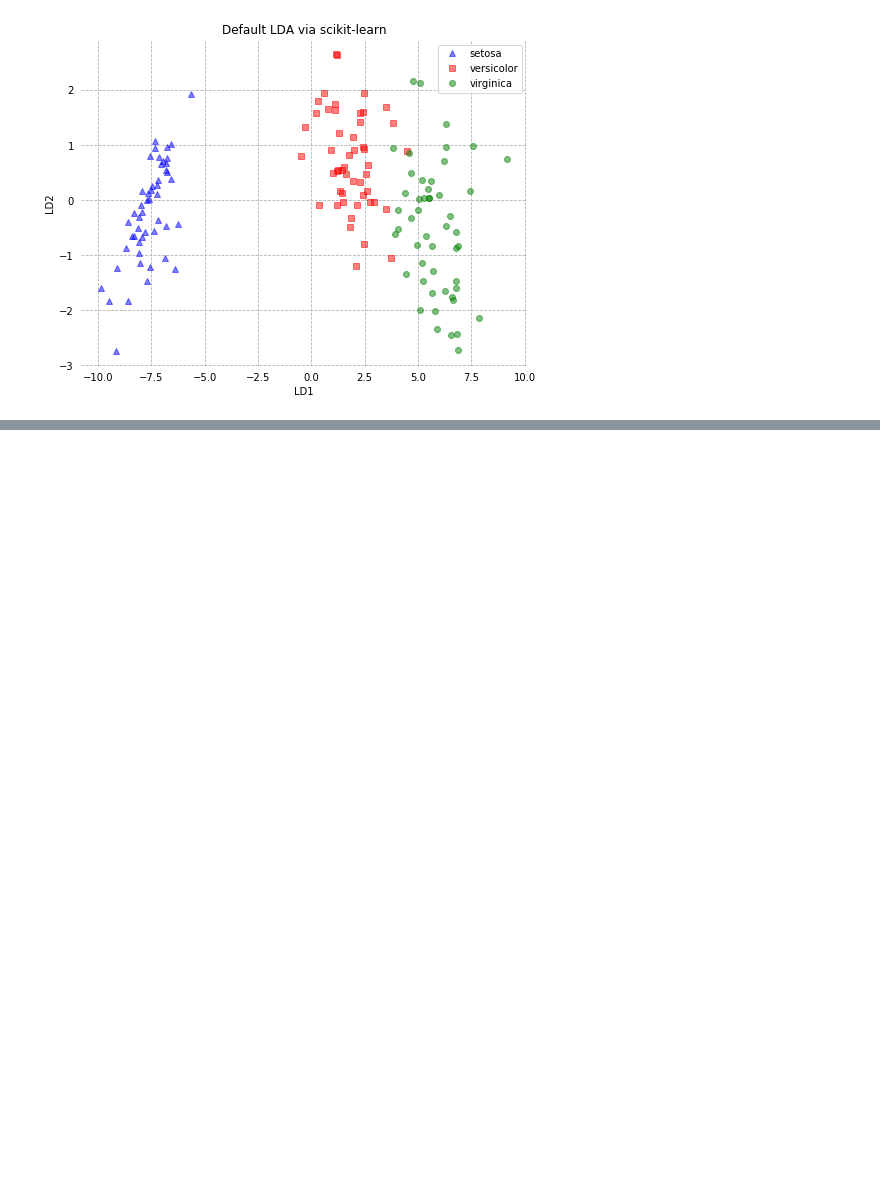
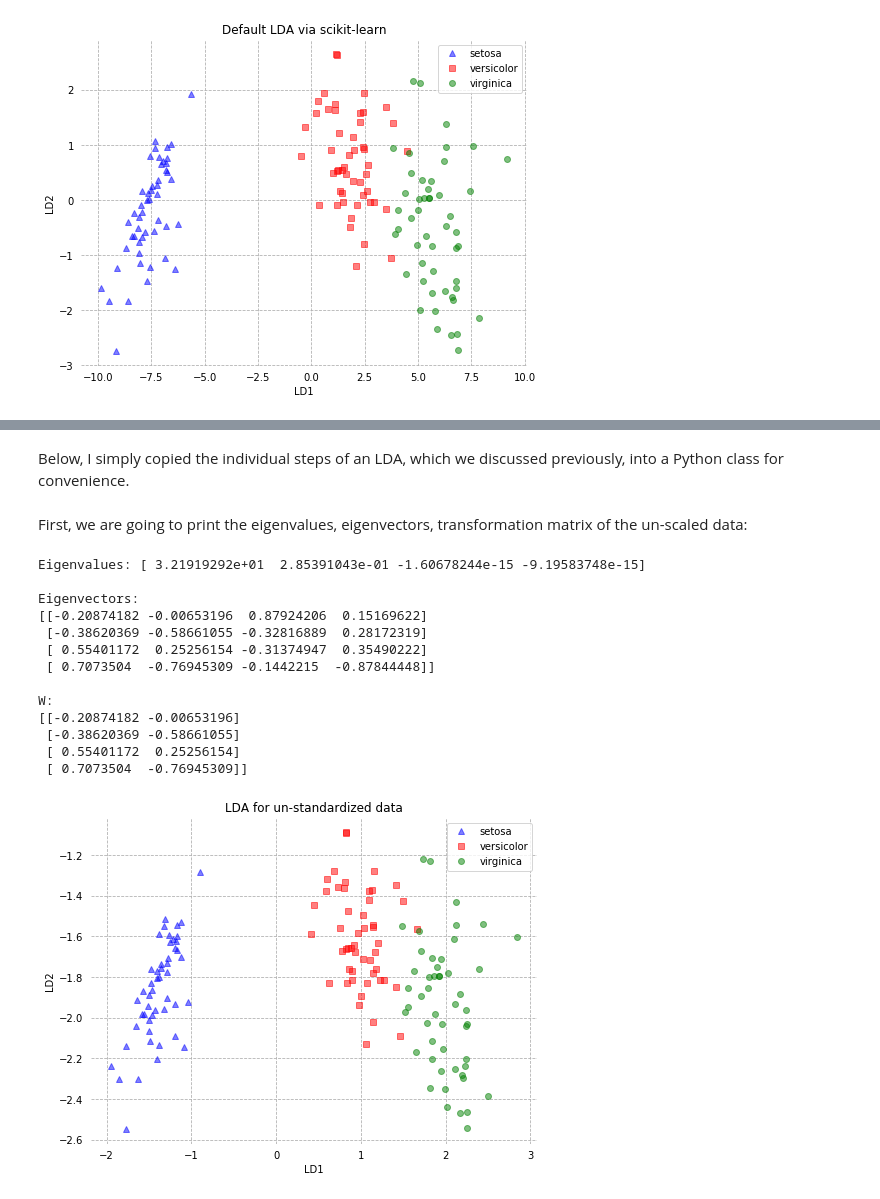
Before and after one commit to IvanHalim/numerical-recipes, a Jupyter notebook: 14. Dimensionality Reduction/2. Linear Discriminant Analysis.ipynb, the cells around one changed output, grey strips where cells are left out. Drawn from its saved outputs; the diff is of its cells as text; code cells hidden in the pictures; blank space fills up the shorter version.

```diff
--- a/14. Dimensionality Reduction/2. Linear Discriminant Analysis.ipynb
+++ b/14. Dimensionality Reduction/2. Linear Discriminant Analysis.ipynb
@@ -463,0 +473,2 @@ plot(X_lda_sklearn, y, iris.target_names, xlabel='LD1', ylabel='LD2',
+# %% [markdown]
+Below, I simply copied the individual steps of an LDA, which we discussed previously, into a Python class for convenience.
@@ -463,0 +516,31 @@ plot(X_lda_sklearn, y, iris.target_names, xlabel='LD1', ylabel='LD2',
+# %% [markdown]
+First, we are going to print the eigenvalues, eigenvectors, transformation matrix of the un-scaled data:
+# %%
+my_lda = MyLDA(n_components=2)
+X_lda = my_lda.fit_transform(X, y)
+
+eig_vals = my_lda.eig_vals
+eig_vecs = my_lda.eig_vecs
+W = my_lda.W
+
+print(f'Eigenvalues: {eig_vals}\n')
+print(f'Eigenvectors:\n{eig_vecs}\n')
+print(f'W:\n{W}')
+
+plot(X_lda, y, iris.target_names, xlabel='LD1', ylabel='LD2',
+     title='LDA for un-standardized data')
+# %% [output]
+Eigenvalues: [ 3.21919292e+01  2.85391043e-01 -1.60678244e-15 -9.19583748e-15]
+
+Eigenvectors:
+[[-0.20874182 -0.00653196  0.87924206  0.15169622]
+ [-0.38620369 -0.58661055 -0.32816889  0.28172319]
+ [ 0.55401172  0.25256154 -0.31374947  0.35490222]
+ [ 0.7073504  -0.76945309 -0.1442215  -0.87844448]]
+
+W:
+[[-0.20874182 -0.00653196]
+ [-0.38620369 -0.58661055]
+ [ 0.55401172  0.25256154]
+ [ 0.7073504  -0.76945309]]
+[figure, added]
```
Also changed, not shown: parts of 12 cells of this notebook.
